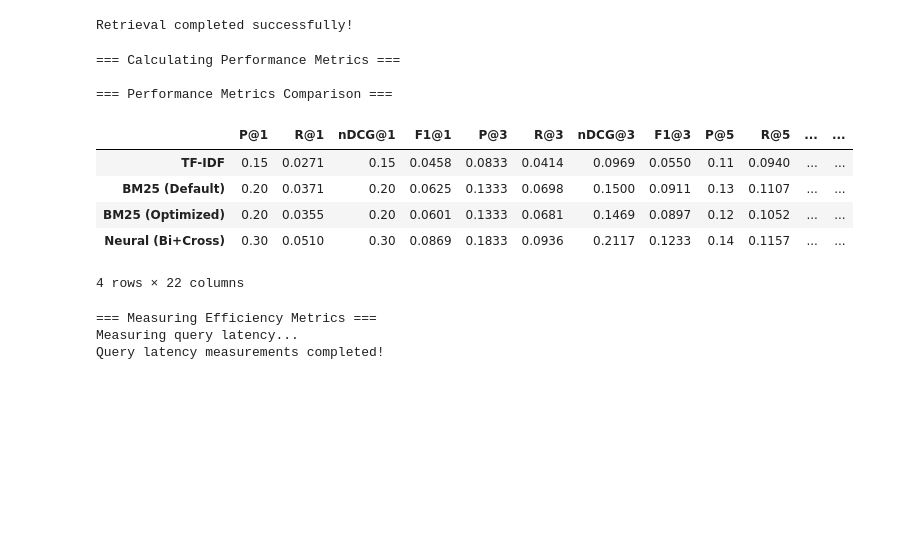
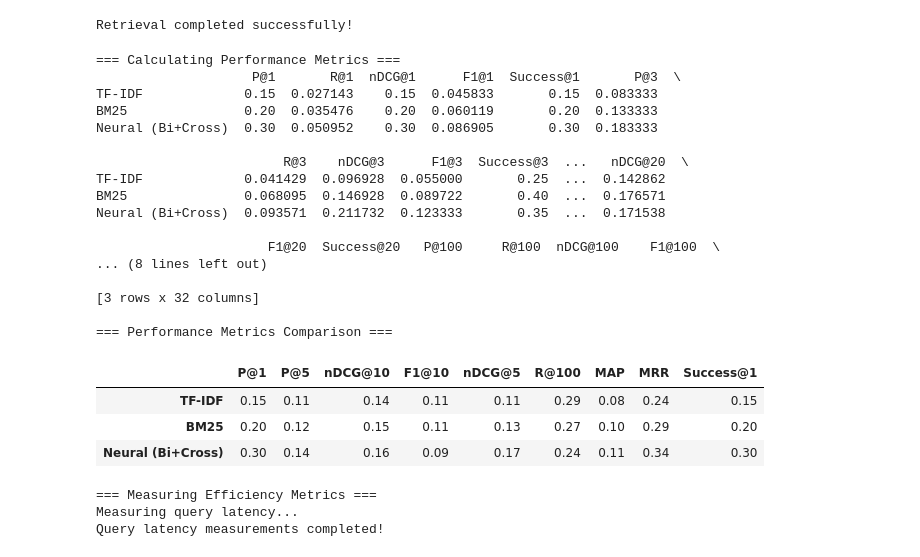
Before and after one commit to moorateeahtashil/Information-Retrieval, a Jupyter notebook: src/evaluation.ipynb, the cells around one changed output. Cells and saved outputs as stored; diff of their text form; code cells hidden in the pictures; blank space fills up the shorter version.

```diff
--- a/src/evaluation.ipynb
+++ b/src/evaluation.ipynb
@@ -315,7 +315,14 @@ def f1_at_k(retrieved, relevant, k):
         return 0.0
     return 2 * p * r / (p + r)
 
-def evaluate_model(results, relevant_docs, k_values=[1, 3, 5, 10, 20]):
+def success_at_k(retrieved, relevant, k):
+    """Success@k (a.k.a. HitRate@k): 1 if at least one relevant doc in top-k, else 0"""
+    retrieved_k = retrieved[:k]
+    if not relevant:
+        return 0.0
+    return 1.0 if any(doc_id in relevant for doc_id in retrieved_k) else 0.0
+
+def evaluate_model(results, relevant_docs, k_values=[1, 3, 5, 10, 20,100]):
     """Comprehensive evaluation of a retrieval model"""
     metrics = {}
 
@@ -324,11 +331,13 @@ def evaluate_model(results, relevant_docs, k_values=[1, 3, 5, 10, 20]):
         recalls = [recall_at_k(results[qid], relevant_docs.get(qid, []), k) for qid in results]
         ndcgs = [ndcg_at_k(results[qid], relevant_docs.get(qid, []), k) for qid in results]
         f1s = [f1_at_k(results[qid], relevant_docs.get(qid, []), k) for qid in results]
+        successes  = [success_at_k(results[qid],   relevant_docs.get(qid, []), k) for qid in results]
 
         metrics[f'P@{k}'] = np.mean(precisions)
         metrics[f'R@{k}'] = np.mean(recalls)
         metrics[f'nDCG@{k}'] = np.mean(ndcgs)
         metrics[f'F1@{k}'] = np.mean(f1s)
+        metrics[f'Success@{k}'] = np.mean(successes)
 
     metrics['MAP'] = mean_average_precision(results, relevant_docs)
     metrics['MRR'] = mean_reciprocal_rank(results, relevant_docs)
@@ -439,32 +448,47 @@ Retrieval completed successfully!
 # %%
 # Calculate performance metrics for all models
 print("=== Calculating Performance Metrics ===")
 
 tfidf_metrics = evaluate_model(results_tfidf, relevant_docs)
 bm25_default_metrics = evaluate_model(results_bm25_default, relevant_docs)
 bm25_optimized_metrics = evaluate_model(results_bm25_optimized, relevant_docs)
 neural_metrics = evaluate_model(results_neural, relevant_docs)
 
 # Create comparison DataFrame
 comparison_df = pd.DataFrame([
     tfidf_metrics,
-    bm25_default_metrics,
     bm25_optimized_metrics,
     neural_metrics
-], index=['TF-IDF', 'BM25 (Default)', 'BM25 (Optimized)', 'Neural (Bi+Cross)'])
+], index=['TF-IDF', 'BM25', 'Neural (Bi+Cross)'])
+
+print(comparison_df)
+# Select only the requested metrics
+cols_to_show = ["P@1", "P@5", "nDCG@10","F1@10", "nDCG@5" , "R@100", "MAP","MRR","Success@1"]
 
 print("\n=== Performance Metrics Comparison ===")
-display(comparison_df.round(4))
+display(comparison_df[cols_to_show].round(2))
 # %% [output]
 === Calculating Performance Metrics ===
+                    P@1       R@1  nDCG@1      F1@1  Success@1       P@3  \
+TF-IDF             0.15  0.027143    0.15  0.045833       0.15  0.083333
+BM25               0.20  0.035476    0.20  0.060119       0.20  0.133333
+Neural (Bi+Cross)  0.30  0.050952    0.30  0.086905       0.30  0.183333
+
+                        R@3    nDCG@3      F1@3  Success@3  ...   nDCG@20  \
+TF-IDF             0.041429  0.096928  0.055000       0.25  ...  0.142862
+BM25               0.068095  0.146928  0.089722       0.40  ...  0.176571
+Neural (Bi+Cross)  0.093571  0.211732  0.123333       0.35  ...  0.171538
+
+                      F1@20  Success@20   P@100     R@100  nDCG@100    F1@100  \
+... (8 lines left out)
+
+[3 rows x 32 columns]
 
 === Performance Metrics Comparison ===
-|  | P@1 | R@1 | nDCG@1 | F1@1 | P@3 | R@3 | nDCG@3 | F1@3 | P@5 | R@5 | ... | ... |
-| TF-IDF | 0.15 | 0.0271 | 0.15 | 0.0458 | 0.0833 | 0.0414 | 0.0969 | 0.0550 | 0.11 | 0.0940 | ... | ... |
-| BM25 (Default) | 0.20 | 0.0371 | 0.20 | 0.0625 | 0.1333 | 0.0698 | 0.1500 | 0.0911 | 0.13 | 0.1107 | ... | ... |
-| BM25 (Optimized) | 0.20 | 0.0355 | 0.20 | 0.0601 | 0.1333 | 0.0681 | 0.1469 | 0.0897 | 0.12 | 0.1052 | ... | ... |
-| Neural (Bi+Cross) | 0.30 | 0.0510 | 0.30 | 0.0869 | 0.1833 | 0.0936 | 0.2117 | 0.1233 | 0.14 | 0.1157 | ... | ... |
+|  | P@1 | P@5 | nDCG@10 | F1@10 | nDCG@5 | R@100 | MAP | MRR | Success@1 |
+| TF-IDF | 0.15 | 0.11 | 0.14 | 0.11 | 0.11 | 0.29 | 0.08 | 0.24 | 0.15 |
+| BM25 | 0.20 | 0.12 | 0.15 | 0.11 | 0.13 | 0.27 | 0.10 | 0.29 | 0.20 |
+| Neural (Bi+Cross) | 0.30 | 0.14 | 0.16 | 0.09 | 0.17 | 0.24 | 0.11 | 0.34 | 0.30 |
-4 rows × 22 columns
 # %%
 # Measure efficiency metrics
 print("=== Measuring Efficiency Metrics ===")
```
Also changed, not shown: parts of 6 cells of this notebook.
